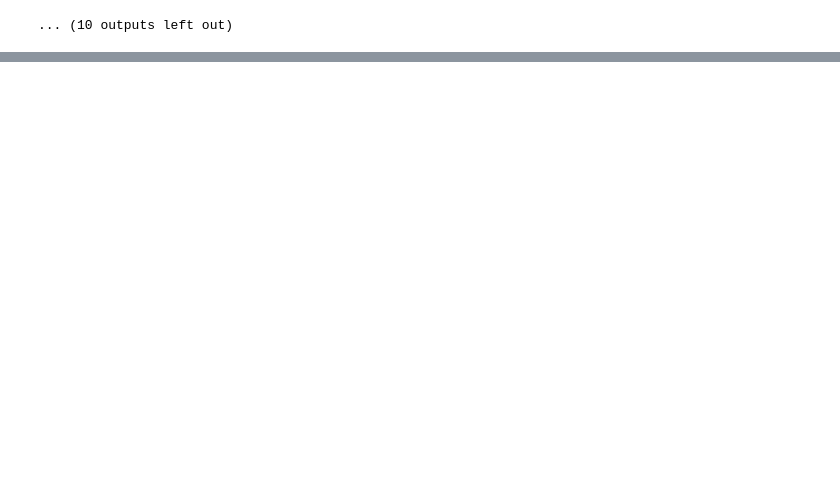
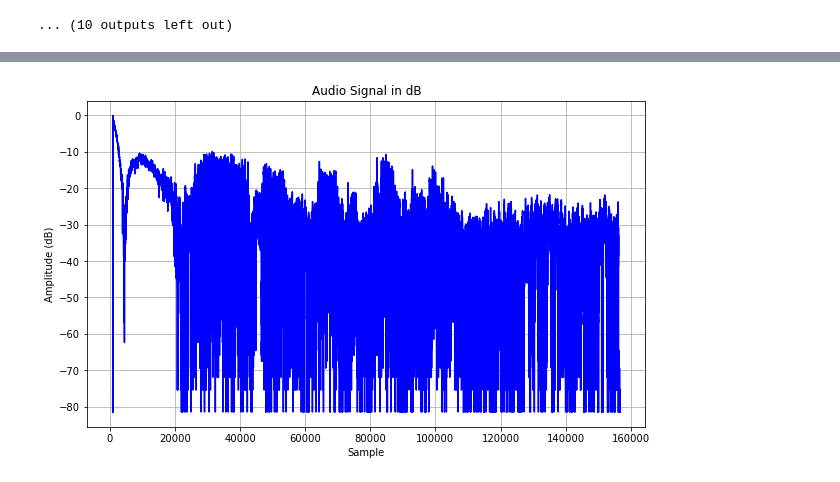
Before and after one commit to uday852963/AI--in-speech-processing, a Jupyter notebook: LAB3_21005_AI.ipynb, the cells around one changed output, grey strips where cells are left out. Saved outputs shown, nothing was run; the diff lists cells and outputs as text; code cells hidden in the pictures; blank space fills up the shorter version.

```diff
--- a/LAB3_21005_AI.ipynb
+++ b/LAB3_21005_AI.ipynb
@@ -94,0 +139,16 @@ Listening to segments with top_db=10:
+# %%
+max_amplitude = np.max(np.abs(signal))
+
+
+signal_db = 20 * np.log10(np.abs(signal) / max_amplitude)
+
+# Plot the dB representation of the signal
+plt.figure(figsize=(10, 6))
+plt.plot(signal_db, color='blue')
+plt.xlabel('Sample')
+plt.ylabel('Amplitude (dB)')
+plt.title('Audio Signal in dB')
+plt.grid(True)
+plt.show()
+# %% [output]
+[figure, added]
```
Also changed, not shown: parts of 4 cells of this notebook.
